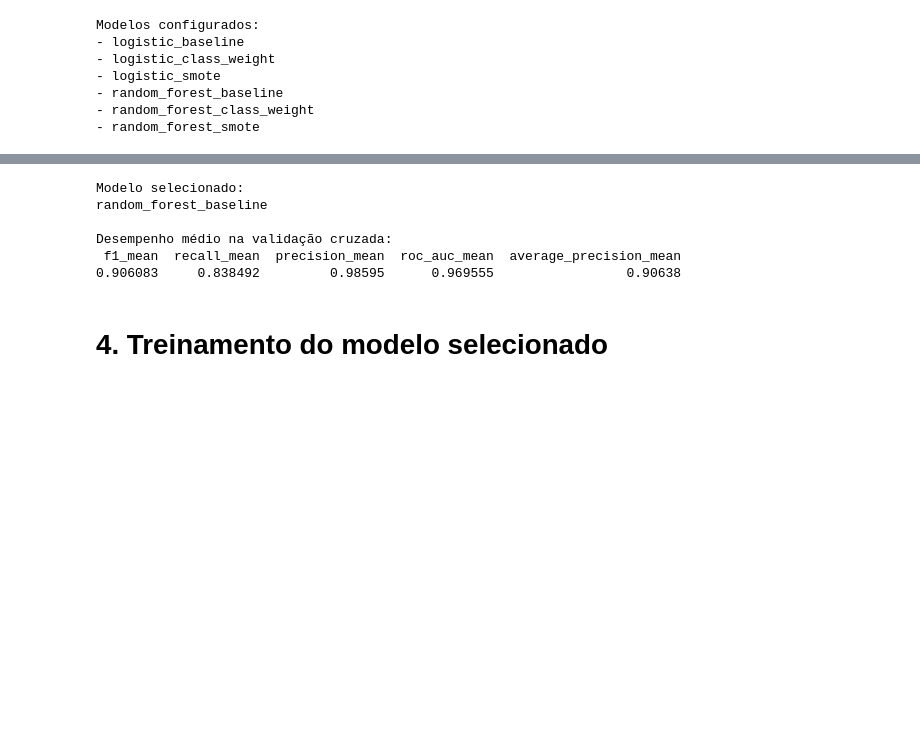
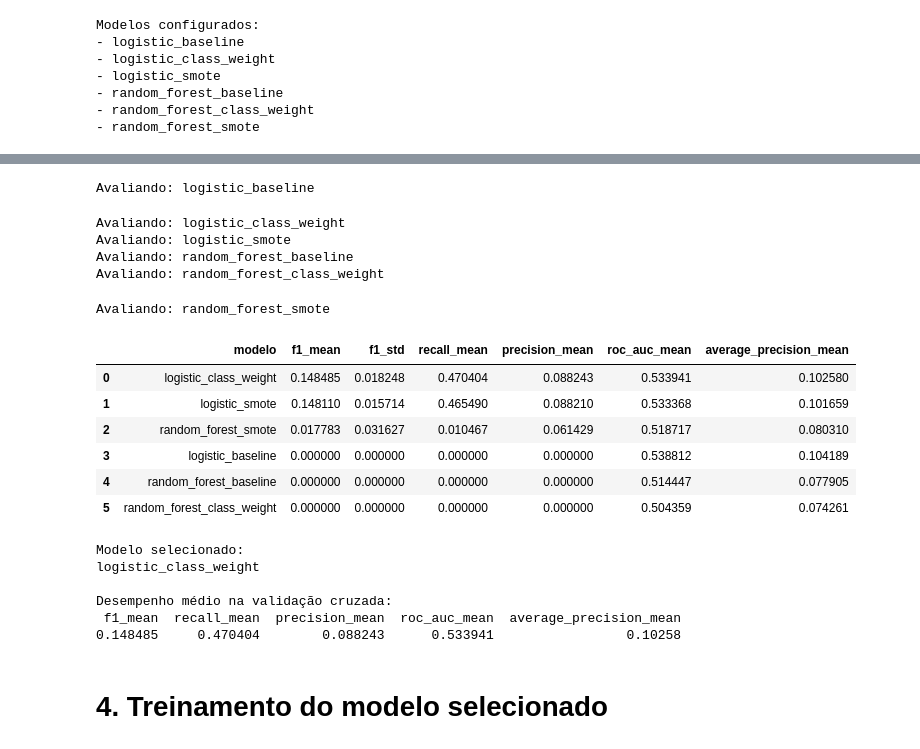
Before and after one commit to andrerochadeoliveira/postech-tech-challenge-fase2, a Jupyter notebook: notebooks/03_modelagem.ipynb, the cells around one changed output, grey strips where cells are left out. Saved outputs shown, nothing was run; the diff lists cells and outputs as text; code cells hidden in the pictures; blank space fills up the shorter version.

```diff
--- a/notebooks/03_modelagem.ipynb
+++ b/notebooks/03_modelagem.ipynb
@@ -429,3 +421,78 @@ Avaliando: random_forest_smote
+# %%
+
+# ============================================================
+# 6. VALIDAÇÃO CRUZADA COM CONTROLE DE PERFIS CADASTRAIS
+# ============================================================
+
+from sklearn.model_selection import StratifiedGroupKFold, cross_validate
+
+# Validação cruzada estratificada considerando os grupos.
+# Clientes do mesmo perfil cadastral não podem aparecer
+# simultaneamente no treino e na validação.
+
+cv = StratifiedGroupKFold(
+    n_splits=5,
+    shuffle=True,
+    random_state=RANDOM_STATE
+)
+
+# Métricas utilizadas na comparação
+scoring = {
+    "f1": "f1",
+    "recall": "recall",
+    "precision": "precision",
+    "roc_auc": "roc_auc",
+    "average_precision": "average_precision"
+}
+
+resultados_cv = []
+
+for nome, modelo in modelos.items():
+
+    print(f"Avaliando: {nome}")
+
+    scores = cross_validate(
+        modelo,
+        X_train,
+        y_train,
+        groups=grupos_train,
+        cv=cv,
+        scoring=scoring,
+        n_jobs=1
+    )
+
+    resultados_cv.append({
+        "modelo": nome,
+        "f1_mean": scores["test_f1"].mean(),
+        "f1_std": scores["test_f1"].std(),
+        "recall_mean": scores["test_recall"].mean(),
+        "precision_mean": scores["test_precision"].mean(),
+        "roc_auc_mean": scores["test_roc_auc"].mean(),
+        "average_precision_mean": scores["test_average_precision"].mean()
+    })
+
+resultados_cv = pd.DataFrame(resultados_cv)
+
+resultados_cv = resultados_cv.sort_values(
+    "f1_mean",
+    ascending=False
+).reset_index(drop=True)
+
+resultados_cv
+# %% [output]
+Avaliando: logistic_baseline
+Avaliando: logistic_class_weight
+Avaliando: logistic_smote
+Avaliando: random_forest_baseline
+Avaliando: random_forest_class_weight
+Avaliando: random_forest_smote
+|  | modelo | f1_mean | f1_std | recall_mean | precision_mean | roc_auc_mean | average_precision_mean |
+| 0 | logistic_class_weight | 0.148485 | 0.018248 | 0.470404 | 0.088243 | 0.533941 | 0.102580 |
+| 1 | logistic_smote | 0.148110 | 0.015714 | 0.465490 | 0.088210 | 0.533368 | 0.101659 |
+| 2 | random_forest_smote | 0.017783 | 0.031627 | 0.010467 | 0.061429 | 0.518717 | 0.080310 |
+| 3 | logistic_baseline | 0.000000 | 0.000000 | 0.000000 | 0.000000 | 0.538812 | 0.104189 |
+| 4 | random_forest_baseline | 0.000000 | 0.000000 | 0.000000 | 0.000000 | 0.514447 | 0.077905 |
+| 5 | random_forest_class_weight | 0.000000 | 0.000000 | 0.000000 | 0.000000 | 0.504359 | 0.074261 |
 # %%
 # ============================================================
 # 7. SELEÇÃO DO MODELO
@@ -454,11 +521,11 @@ print(
 )
 # %% [output]
 Modelo selecionado:
-random_forest_baseline
+logistic_class_weight
 
 Desempenho médio na validação cruzada:
  f1_mean  recall_mean  precision_mean  roc_auc_mean  average_precision_mean
-0.906083     0.838492         0.98595      0.969555                 0.90638
+0.148485     0.470404        0.088243      0.533941                 0.10258
 # %% [markdown]
 # 4. Treinamento do modelo selecionado
 # %%
```
Also changed, not shown: parts of 14 cells of this notebook.
